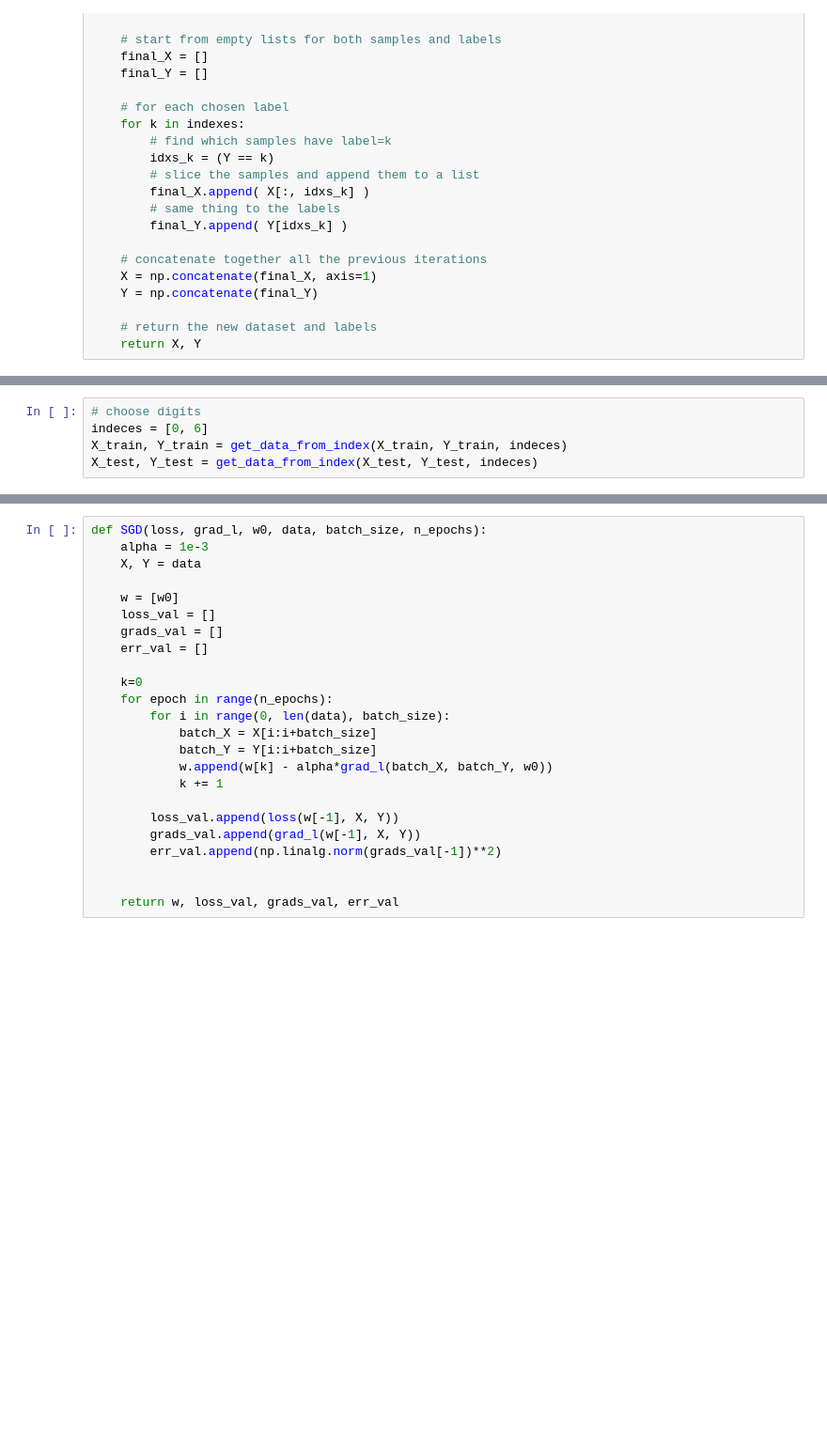
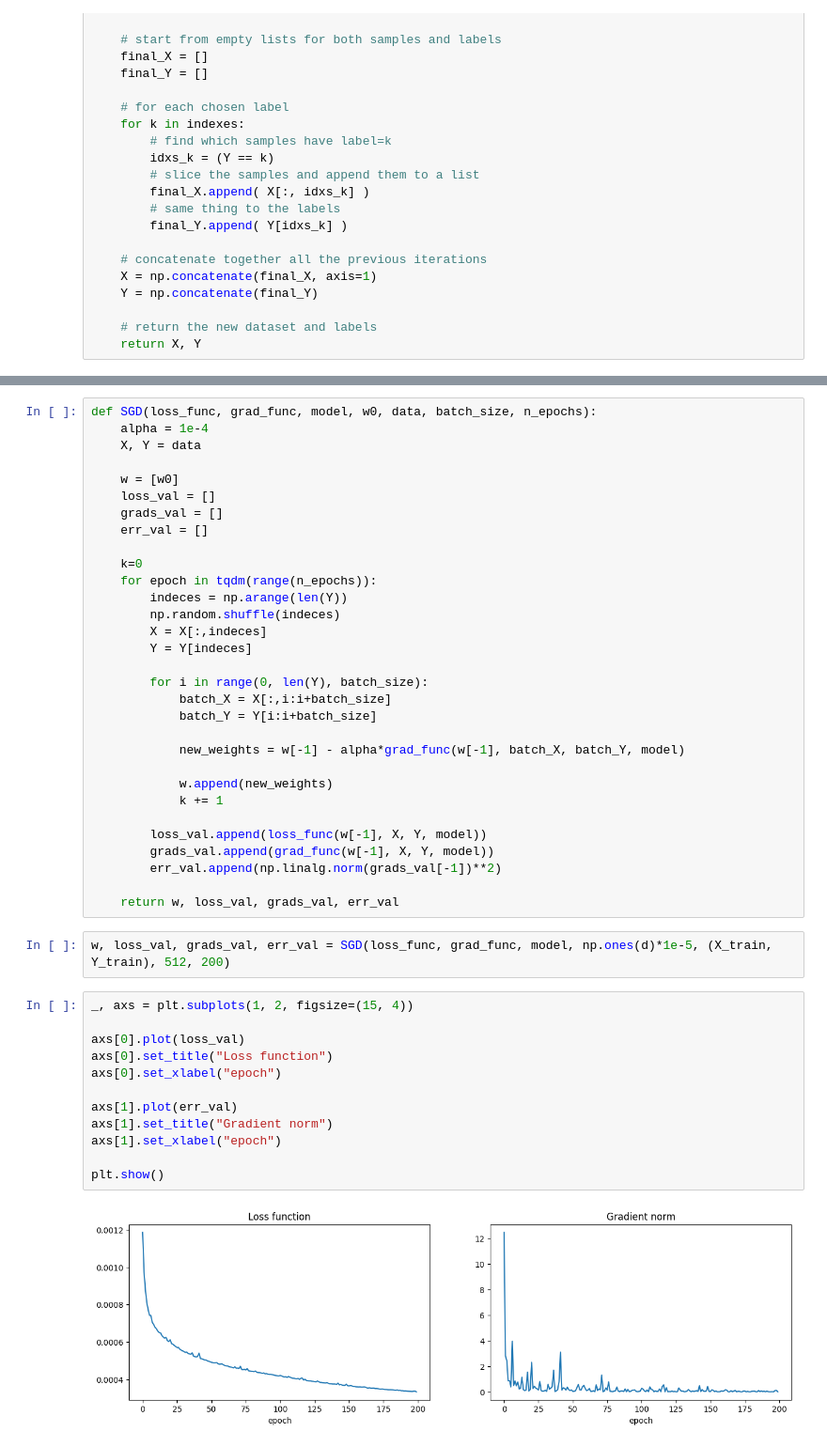
Before and after one commit to MarcelloCeresini/StatMatMethodsAI, a Jupyter notebook: src/Homework3_part2.ipynb, the cells around one changed output, grey strips where cells are left out. Shown: that part at 94% size. Drawn from its saved outputs; the diff is of its cells as text; blank space fills up the shorter version.

```diff
--- a/src/Homework3_part2.ipynb
+++ b/src/Homework3_part2.ipynb
@@ -86,5 +73,0 @@ N_train = round(X.shape[1]*train_split)
-# %%
-# choose digits
-indeces = [0, 6]
-X_train, Y_train = get_data_from_index(X_train, Y_train, indeces)
-X_test, Y_test = get_data_from_index(X_test, Y_test, indeces)
@@ -91,6 +125,6 @@ X_test, Y_test = get_data_from_index(X_test, Y_test, indeces)
 # %%
-def SGD(loss, grad_l, w0, data, batch_size, n_epochs):
-    alpha = 1e-3
+def SGD(loss_func, grad_func, model, w0, data, batch_size, n_epochs):
+    alpha = 1e-4
     X, Y = data
 
     w = [w0]
@@ -99,16 +133,39 @@ def SGD(loss, grad_l, w0, data, batch_size, n_epochs):
     err_val = []
 
     k=0
-    for epoch in range(n_epochs):
-        for i in range(0, len(data), batch_size):
-            batch_X = X[i:i+batch_size]
+    for epoch in tqdm(range(n_epochs)):
+        indeces = np.arange(len(Y))
+        np.random.shuffle(indeces)
+        X = X[:,indeces]
+        Y = Y[indeces]
+
+        for i in range(0, len(Y), batch_size):
+            batch_X = X[:,i:i+batch_size]
             batch_Y = Y[i:i+batch_size]
-            w.append(w[k] - alpha*grad_l(batch_X, batch_Y, w0))
+
+            new_weights = w[-1] - alpha*grad_func(w[-1], batch_X, batch_Y, model)
+
+            w.append(new_weights)
             k += 1
 
-        loss_val.append(loss(w[-1], X, Y))
-        grads_val.append(grad_l(w[-1], X, Y))
+        loss_val.append(loss_func(w[-1], X, Y, model))
+        grads_val.append(grad_func(w[-1], X, Y, model))
         err_val.append(np.linalg.norm(grads_val[-1])**2)
 
-
     return w, loss_val, grads_val, err_val
+# %%
+w, loss_val, grads_val, err_val = SGD(loss_func, grad_func, model, np.ones(d)*1e-5, (X_train, Y_train), 512, 200)
+# %%
+_, axs = plt.subplots(1, 2, figsize=(15, 4))
+
+axs[0].plot(loss_val)
+axs[0].set_title("Loss function")
+axs[0].set_xlabel("epoch")
+
+axs[1].plot(err_val)
+axs[1].set_title("Gradient norm")
+axs[1].set_xlabel("epoch")
+
+plt.show()
+# %% [output]
+[figure, added]
```
Also changed, not shown: parts of 14 cells of this notebook, 1 other file.
